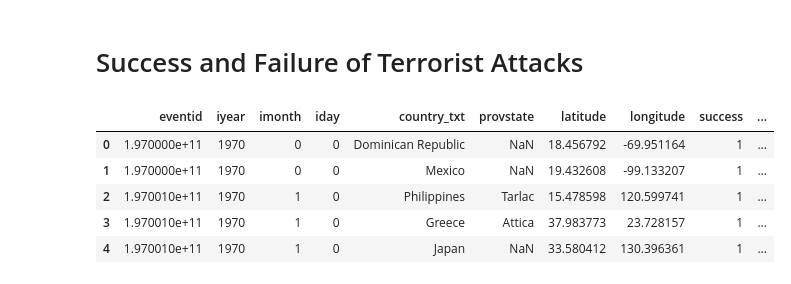
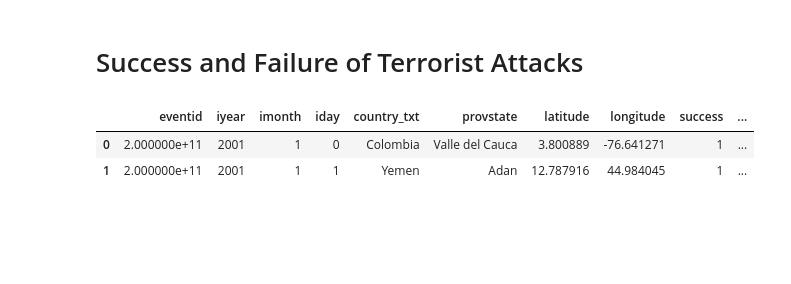
Before and after one commit to prashantvikramsingh/Data-Analysis-using-Python, a Jupyter notebook: final/analysis/ana_3.ipynb, the cells around one changed output. Saved outputs shown, nothing was run; the diff lists cells and outputs as text; code cells hidden in the pictures; blank space fills up the shorter version.

```diff
--- a/final/analysis/ana_3.ipynb
+++ b/final/analysis/ana_3.ipynb
@@ -15,15 +16,12 @@ data_path = home_path+"\\final\\Data\\*"
 # %%
 # Looping through each filename in above path and selecting the required file
 for file in glob.glob(data_path):
     with open(file, errors='ignore') as source:
-        d = pd.read_csv(source, low_memory=False, encoding='ISO-8859-1',
+        ana_3_data = pd.read_csv(source, low_memory=False, encoding='ISO-8859-1',
                           usecols=[0, 1, 2, 3, 8, 11, 13, 14, 26, 29, 35, 37, 84, 100, 103])
-d.head()
+ana_3_data.head(2)
 # %% [output]
 |  | eventid | iyear | imonth | iday | country_txt | provstate | latitude | longitude | success | ... |
-| 0 | 1.970000e+11 | 1970 | 0 | 0 | Dominican Republic | NaN | 18.456792 | -69.951164 | 1 | ... |
-| 1 | 1.970000e+11 | 1970 | 0 | 0 | Mexico | NaN | 19.432608 | -99.133207 | 1 | ... |
-| 2 | 1.970010e+11 | 1970 | 1 | 0 | Philippines | Tarlac | 15.478598 | 120.599741 | 1 | ... |
-| 3 | 1.970010e+11 | 1970 | 1 | 0 | Greece | Attica | 37.983773 | 23.728157 | 1 | ... |
-| 4 | 1.970010e+11 | 1970 | 1 | 0 | Japan | NaN | 33.580412 | 130.396361 | 1 | ... |
+| 0 | 2.000000e+11 | 2001 | 1 | 0 | Colombia | Valle del Cauca | 3.800889 | -76.641271 | 1 | ... |
+| 1 | 2.000000e+11 | 2001 | 1 | 1 | Yemen | Adan | 12.787916 | 44.984045 | 1 | ... |
 # %%
```
Also changed, not shown: parts of 4 cells of this notebook, 10 other files.
